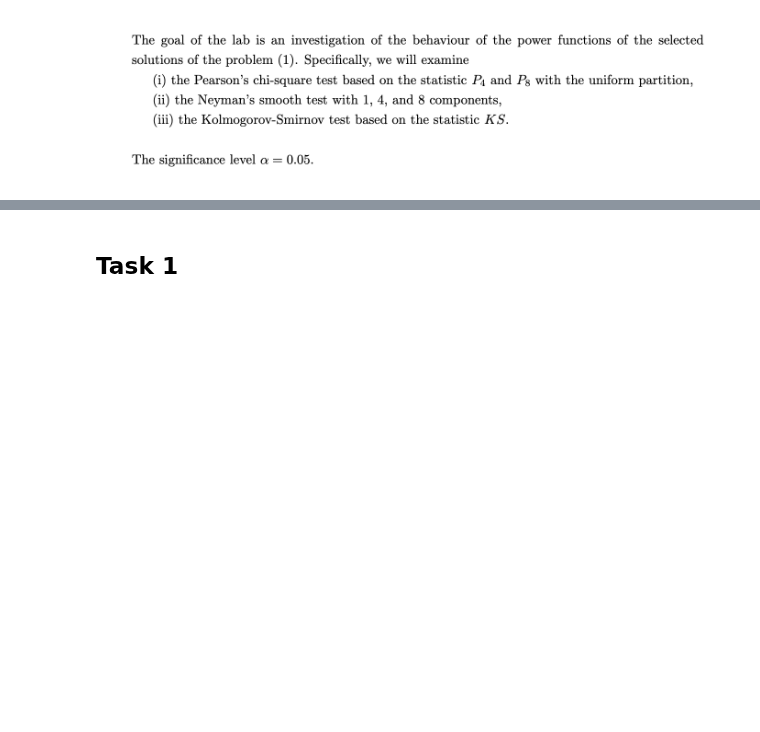
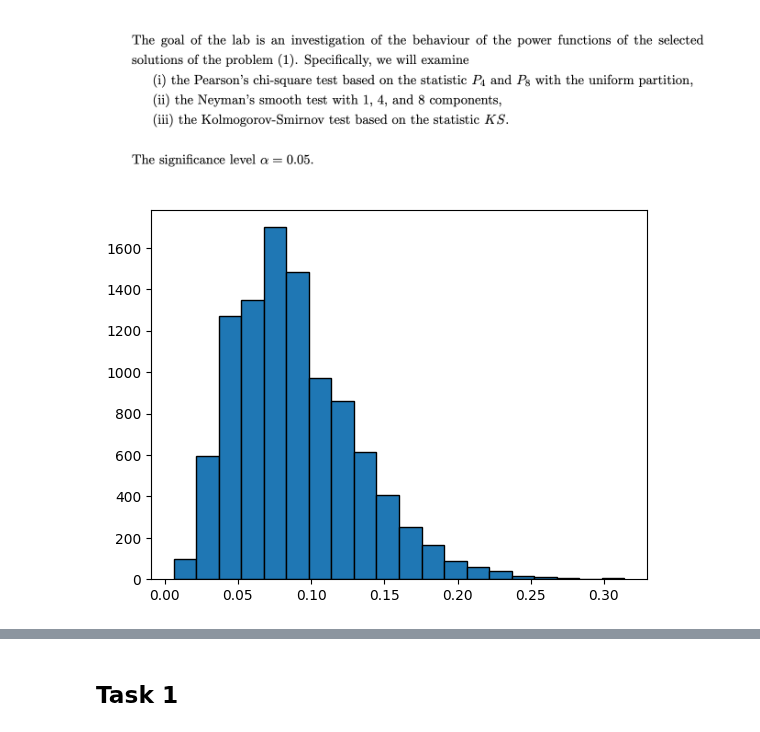
Before and after one commit to TheFebrin/UNIVERSITY, a Jupyter notebook: Statistics and Linear Models/Task3/Task3.ipynb, the cells around one changed output, grey strips where cells are left out. Drawn from its saved outputs; the diff is of its cells as text; code cells hidden in the pictures; blank space fills up the shorter version.

```diff
--- a/Statistics and Linear Models/Task3/Task3.ipynb
+++ b/Statistics and Linear Models/Task3/Task3.ipynb
@@ -11,3 +13,20 @@ import pandas as pd
 ![image.png](attachment:46f68548-7191-4615-b2b2-debf0ad5d158.png)
 # %% [markdown]
 ![image.png](attachment:ceceeb83-cecb-4b7a-913e-3caa7f409fa6.png)
+# %%
+def pearson(k: int, X: np.ndarray) -> float:
+    hist, bins = np.histogram(X, bins=k)
+    N = len(X)
+    p = 1 / k
+    return np.sum((hist - N * p) ** 2 / N * p)
+# %%
+data = []
+k = 10
+for i in range(10000):
+    data.append(pearson(
+        k=k,
+        X=np.random.uniform(0, 1, size=100)
+    ))
+_ = plt.hist(data, bins=20, edgecolor="black")
+# %% [output]
+[figure, added]
```
Also changed, not shown: parts of 4 cells of this notebook, 2 other files.
